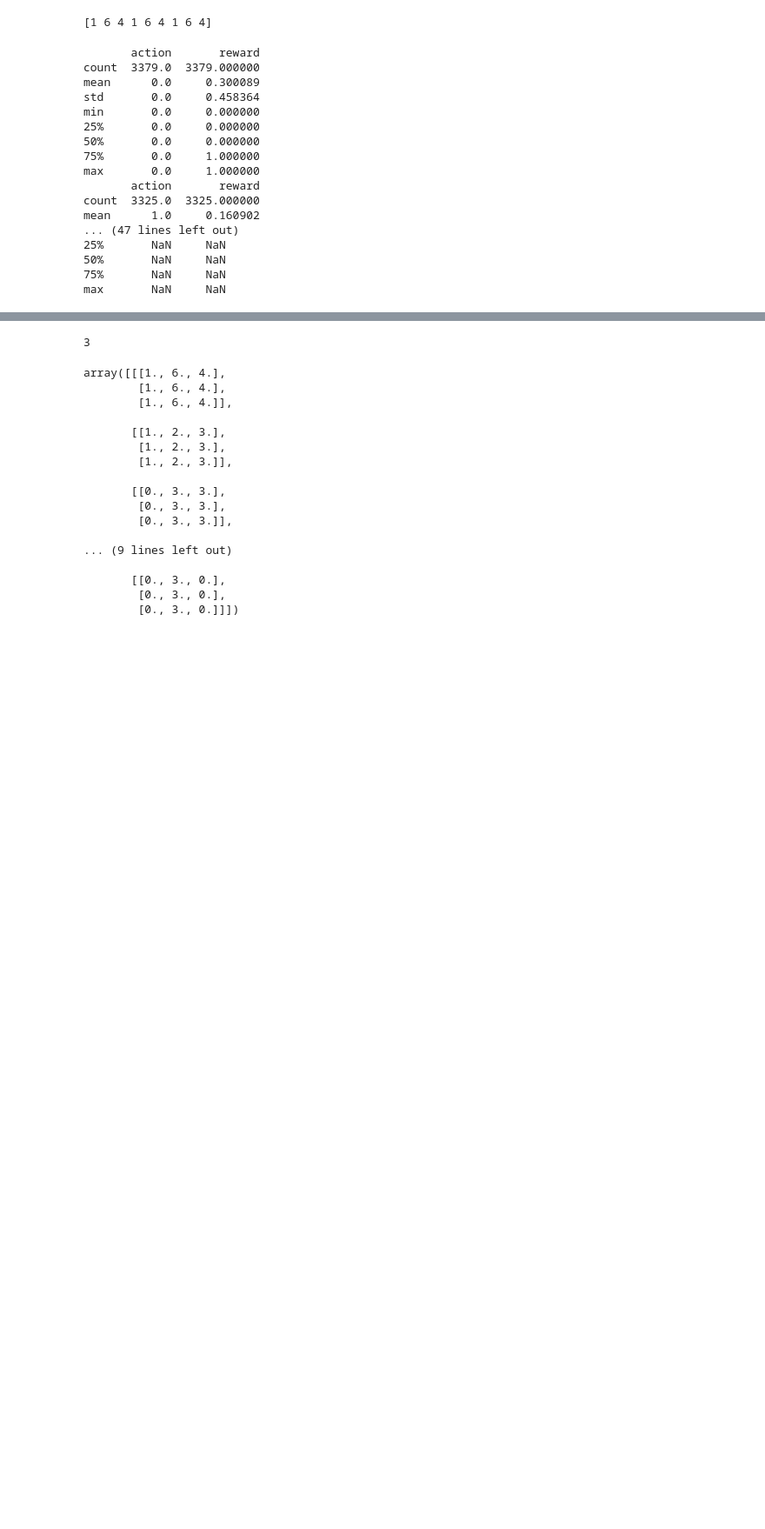
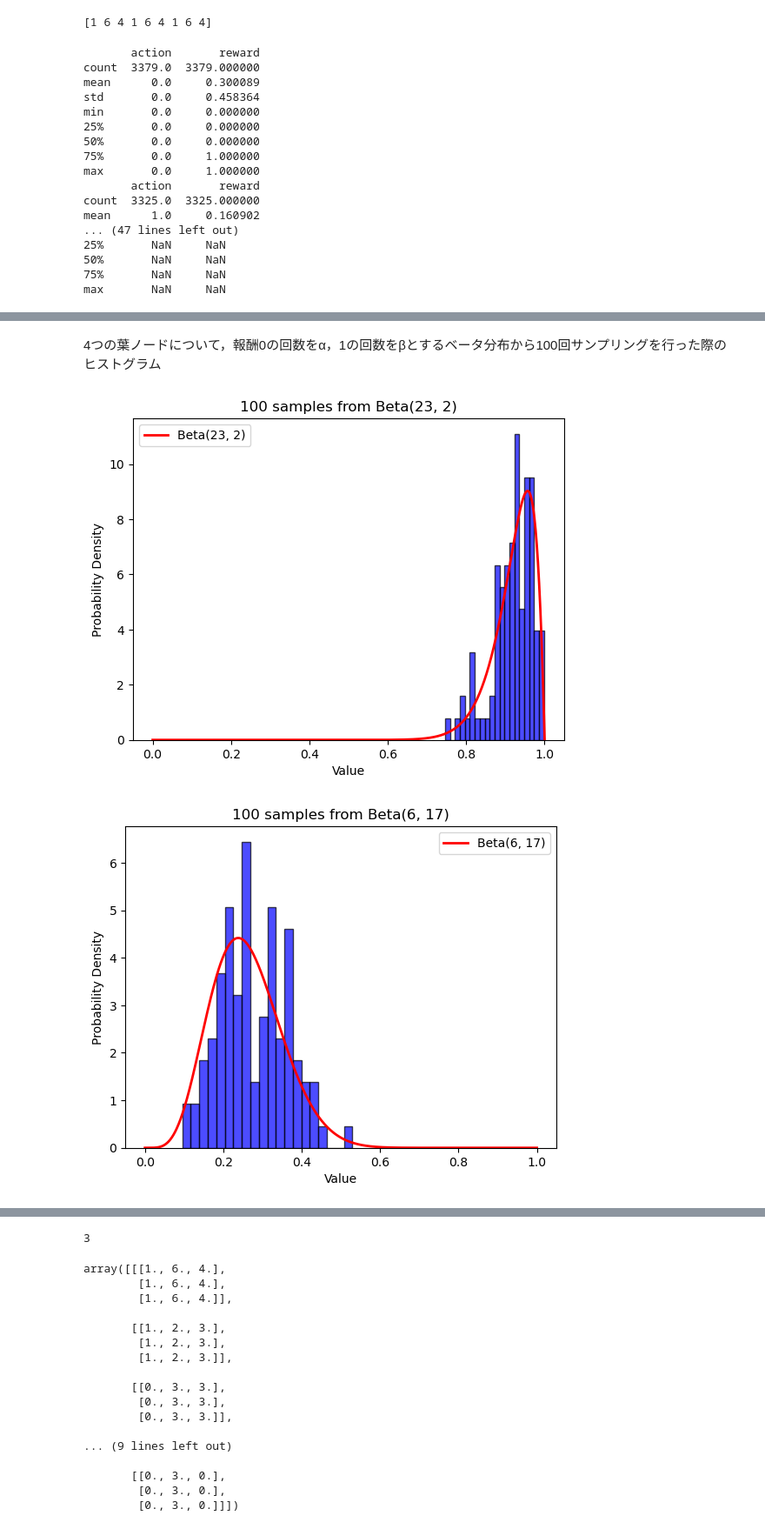
Before and after one commit to shobigrock/sotsuron, a Jupyter notebook: MABs_3_dims_3_actions.ipynb, the cells around one changed output, grey strips where cells are left out. Shown: that part at 87% size. Drawn from its saved outputs; the diff is of its cells as text; code cells hidden in the pictures; blank space fills up the shorter version.

```diff
--- a/MABs_3_dims_3_actions.ipynb
+++ b/MABs_3_dims_3_actions.ipynb
@@ -262,0 +334,33 @@ max       NaN     NaN
+# %% [markdown]
+4つの葉ノードについて，報酬0の回数をα，1の回数をβとするベータ分布から100回サンプリングを行った際のヒストグラム
+# %%
+import numpy as np
+import matplotlib.pyplot as plt
+from scipy.stats import beta
+
+for i in range(4):
+    # パラメータ
+    alpha = alpha_list[i] // 100
+    betaaaa = beta_list[i] // 100
+    num_samples = 100
+
+    # Beta分布からサンプリング
+    samples = beta.rvs(alpha, betaaaa, size=num_samples)
+
+    # ヒストグラムの描画
+    plt.hist(samples, bins=20, density=True, alpha=0.7, color='blue', edgecolor='black')
+
+    # Beta分布の確率密度関数を描画
+    x = np.linspace(0, 1, 1000)
+    pdf = beta.pdf(x, alpha, betaaaa)
+    plt.plot(x, pdf, 'r-', lw=2, label=f'Beta({alpha}, {betaaaa})')
+
+    # グラフの設定
+    plt.title(f'100 samples from Beta({alpha}, {betaaaa})')
+    plt.xlabel('Value')
+    plt.ylabel('Probability Density')
+    plt.legend()
+    plt.show()
+# %% [output]
+[figure, added]
+[figure, added]
```
Also changed, not shown: parts of 5 cells of this notebook.
